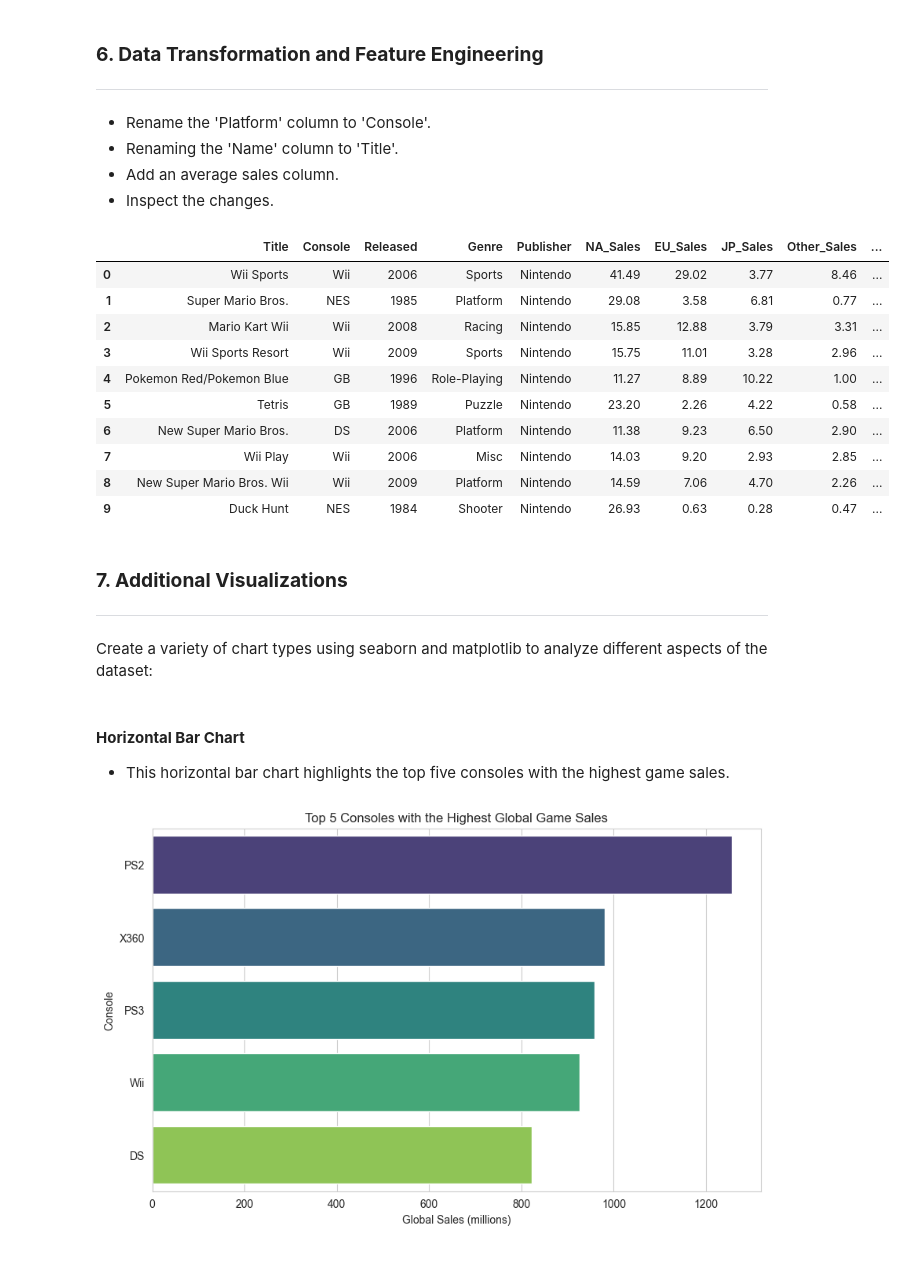
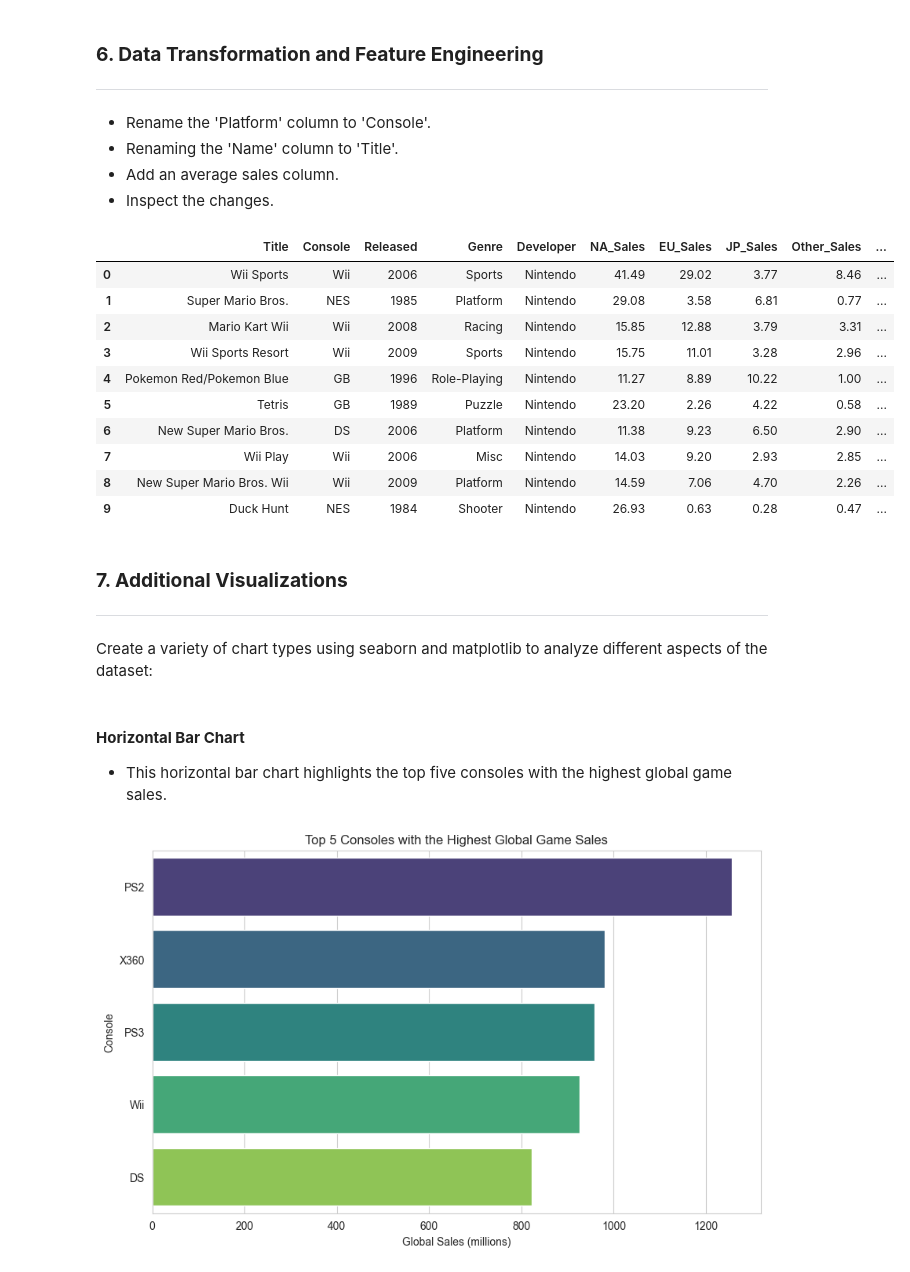
Before and after one commit to kjleopold/datafun-06-eda, a Jupyter notebook: kleopold_eda.ipynb, the cells around one changed output. Drawn from its saved outputs; the diff is of its cells as text; code cells hidden in the pictures.

```diff
--- a/kleopold_eda.ipynb
+++ b/kleopold_eda.ipynb
@@ -221,16 +221,17 @@ for col in df.select_dtypes(include=['object', 'category']).columns:
 # %%
 # Renaming columns
 df.rename(columns={'Platform': 'Console'}, inplace=True)
 df.rename(columns={'Name': 'Title'}, inplace=True)
 df.rename(columns={'Year': 'Released'}, inplace=True)
+df.rename(columns={'Publisher': 'Developer'}, inplace=True)
 
 # Adding a new column
 df['Avg_Sales'] = df['Global_Sales'] / 4
 
 # Display changes
 display(df.head(10))
 # %% [output]
-|  | Title | Console | Released | Genre | Publisher | NA_Sales | EU_Sales | JP_Sales | Other_Sales | ... |
+|  | Title | Console | Released | Genre | Developer | NA_Sales | EU_Sales | JP_Sales | Other_Sales | ... |
 | 0 | Wii Sports | Wii | 2006 | Sports | Nintendo | 41.49 | 29.02 | 3.77 | 8.46 | ... |
 | 1 | Super Mario Bros. | NES | 1985 | Platform | Nintendo | 29.08 | 3.58 | 6.81 | 0.77 | ... |
 | 2 | Mario Kart Wii | Wii | 2008 | Racing | Nintendo | 15.85 | 12.88 | 3.79 | 3.31 | ... |
@@ -248,7 +249,7 @@ display(df.head(10))
 Create a variety of chart types using seaborn and matplotlib to analyze different aspects of the dataset:
 # %% [markdown]
 #### **Horizontal Bar Chart**
-* This horizontal bar chart highlights the top five consoles with the highest game sales.
+* This horizontal bar chart highlights the top five consoles with the highest global game sales.
 # %%
 # Get the top 5 consoles by global sales
 top_console_sales = df.groupby('Console')['Global_Sales'].sum().nlargest(5)
```
Also changed, not shown: parts of 10 cells of this notebook.
